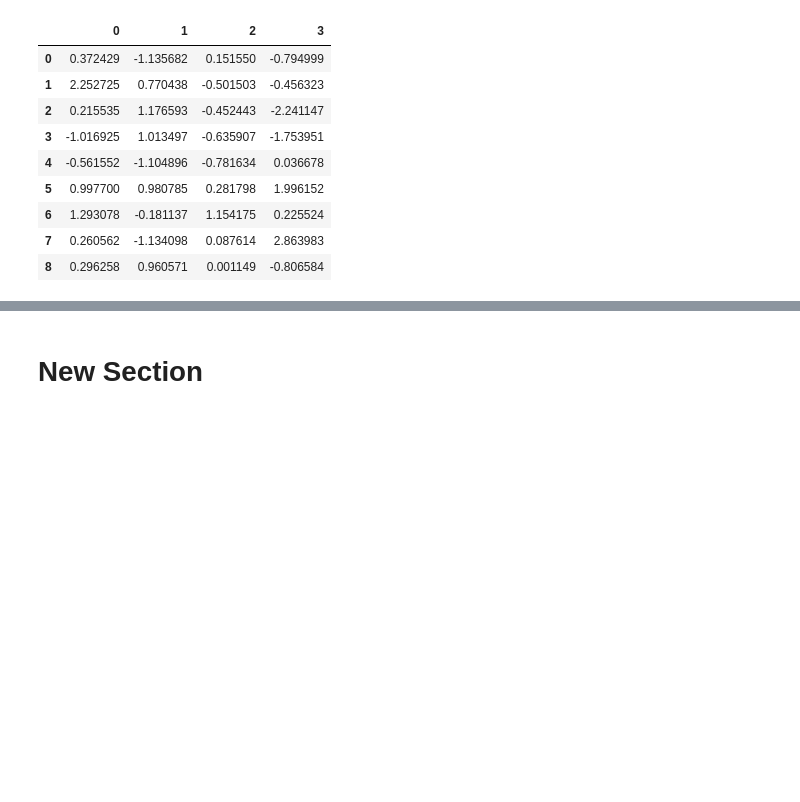
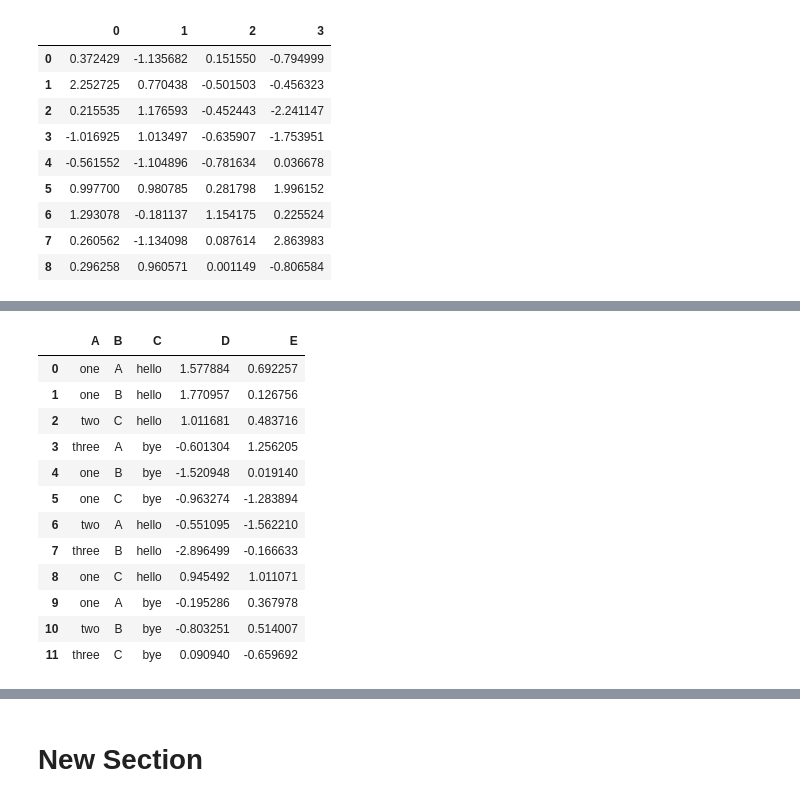
Before and after one commit to sunilchaurha/python-learning, a Jupyter notebook: Panda-1.ipynb, the cells around one changed output, grey strips where cells are left out. Drawn from its saved outputs; the diff is of its cells as text; code cells hidden in the pictures; blank space fills up the shorter version.

```diff
--- a/Panda-1.ipynb
+++ b/Panda-1.ipynb
@@ -203,0 +245,24 @@ output
+# %%
+df = pd.DataFrame({
+    "A":["one","one","two","three"]*3,
+    "B":["A","B","C"]*4,
+    "C":["hello","hello","hello","bye","bye","bye"]*2,
+    "D":np.random.randn(12),
+    "E":np.random.randn(12),
+
+})
+df
+# %% [output]
+|  | A | B | C | D | E |
+| 0 | one | A | hello | 1.577884 | 0.692257 |
+| 1 | one | B | hello | 1.770957 | 0.126756 |
+| 2 | two | C | hello | 1.011681 | 0.483716 |
+| 3 | three | A | bye | -0.601304 | 1.256205 |
+| 4 | one | B | bye | -1.520948 | 0.019140 |
+| 5 | one | C | bye | -0.963274 | -1.283894 |
+| 6 | two | A | hello | -0.551095 | -1.562210 |
+| 7 | three | B | hello | -2.896499 | -0.166633 |
+| 8 | one | C | hello | 0.945492 | 1.011071 |
+| 9 | one | A | bye | -0.195286 | 0.367978 |
+| 10 | two | B | bye | -0.803251 | 0.514007 |
+| 11 | three | C | bye | 0.090940 | -0.659692 |
```
Also changed, not shown: parts of 4 cells of this notebook.
